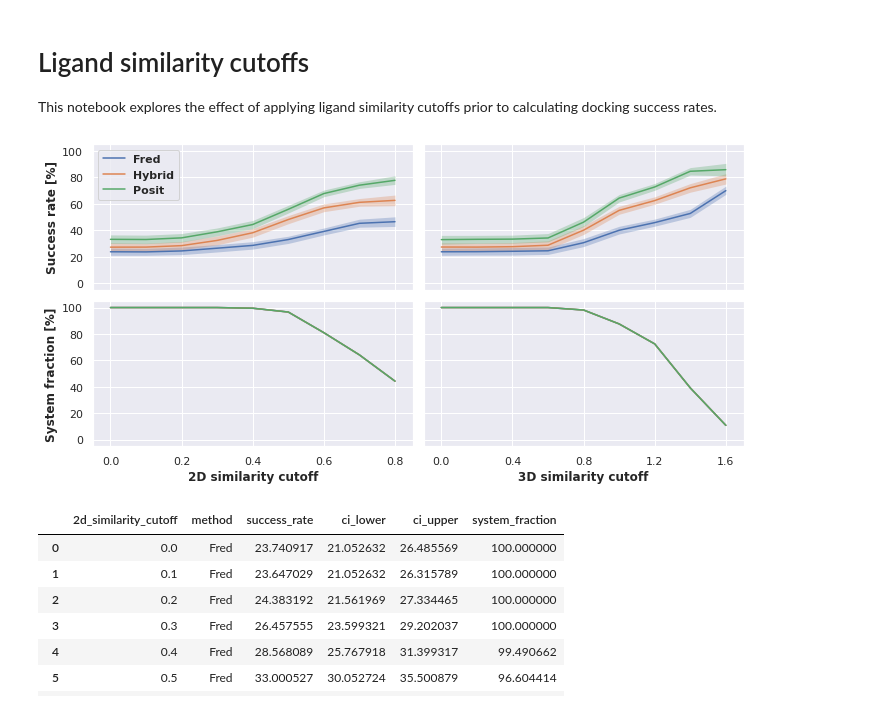
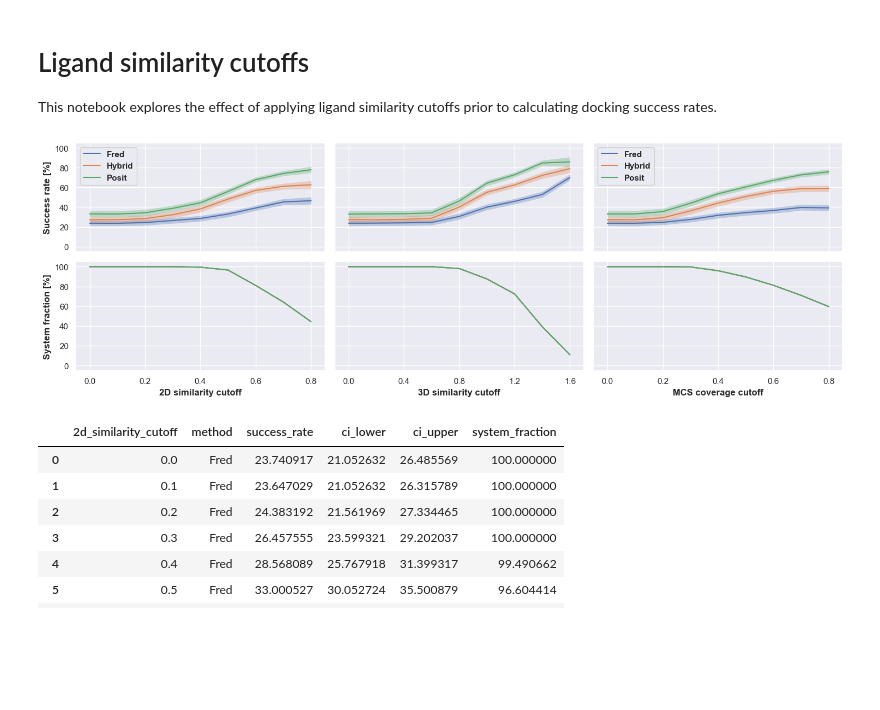
Before and after one commit to openkinome/kinase-docking-benchmark, a Jupyter notebook: notebooks/05_ligand_similarity_cutoffs.ipynb, the cells around one changed output. Saved outputs shown, nothing was run; the diff lists cells and outputs as text; code cells hidden in the pictures; blank space fills up the shorter version.

Commit message:
include mcs in ligand similarity cutoffs

```diff
--- a/notebooks/05_ligand_similarity_cutoffs.ipynb
+++ b/notebooks/05_ligand_similarity_cutoffs.ipynb
@@ -25,7 +25,7 @@ def plot_similarity_cutoffs(fred_results, hybrid_results, posit_results, n_boots
     hybrid_results = hybrid_results[hybrid_results["pose"] == 1]
 
     # 2 * 2 subplots
-    fig, axes = plt.subplots(2, 2, sharey=True, figsize=(10, 5))
+    fig, axes = plt.subplots(2, 3, sharey=True, figsize=(15, 5))
 
     # sample 2D similarity cutoffs
     sampled_success_rates = []
@@ -150,36 +150,111 @@ def plot_similarity_cutoffs(fred_results, hybrid_results, posit_results, n_boots
         sampled_success_rates2[sampled_success_rates2["method"] == "Fred"]["3d_similarity_cutoff"],
         sampled_success_rates2[sampled_success_rates2["method"] == "Fred"]["ci_lower"],
         sampled_success_rates2[sampled_success_rates2["method"] == "Fred"]["ci_upper"],
         alpha=0.3,
         color= ax.get_lines()[0].get_color(),
         linewidth=0
     )
     ax.fill_between(
         sampled_success_rates2[sampled_success_rates2["method"] == "Hybrid"]["3d_similarity_cutoff"],
         sampled_success_rates2[sampled_success_rates2["method"] == "Hybrid"]["ci_lower"],
         sampled_success_rates2[sampled_success_rates2["method"] == "Hybrid"]["ci_upper"],
         alpha=0.3,
         color= ax.get_lines()[1].get_color(),
         linewidth=0
     )
     ax.fill_between(
         sampled_success_rates2[sampled_success_rates2["method"] == "Posit"]["3d_similarity_cutoff"],
         sampled_success_rates2[sampled_success_rates2["method"] == "Posit"]["ci_lower"],
         sampled_success_rates2[sampled_success_rates2["method"] == "Posit"]["ci_upper"],
         alpha=0.3,
         color= ax.get_lines()[2].get_color(),
         linewidth=0
     )
+
+    # sample mcs coverage cutoffs
+    sampled_success_rates3 = []
+    for method, results in zip(["Fred", "Hybrid", "Posit"], [fred_results, hybrid_results, posit_results]):
+        for cutoff in [x / 10 for x in range(9)]:
+            results_selection = results[results["mcs_coverage"] >= cutoff]
+            system_fraction = (
+                len(results_selection["ligand_pdb_id"].unique()) / len(results["ligand_pdb_id"].unique())
+            ) * 100
+            sampled_success_rates_i =[]
+            for _ in range(n_bootstrap):
+                sampled_results = results_selection.groupby(["ligand_pdb_id"]).sample(n=1, replace=True)
+                sampled_success_labels = (sampled_results["rmsd"] <= 2).to_list()
+                sampled_success_rates_i.append(
+                    (sum(sampled_success_labels) / len(sampled_success_labels)) * 100
+                )
+            sampled_success_rates_i = sorted(sampled_success_rates_i)
+            mean = sum(sampled_success_rates_i) / len(sampled_success_rates_i)
+            ci_cutoff = (1 - ci) / 2
+            lower_bound = sampled_success_rates_i[int(n_bootstrap * ci_cutoff)]
+            upper_bound = sampled_success_rates_i[int(n_bootstrap * (ci + ci_cutoff))]
+            sampled_success_rates3.append([cutoff, method, mean, lower_bound, upper_bound, system_fraction])
+    # plot mcs coverage cutoffs
+    sampled_success_rates3 = pd.DataFrame(
+        sampled_success_rates3,
+        columns=["mcs_coverage_cutoff", "method", "success_rate", "ci_lower", "ci_upper", "system_fraction"]
+    )
+    sns.lineplot(
+        data=sampled_success_rates3,
+        x="mcs_coverage_cutoff",
+        y="system_fraction",
+        hue="method",
+        ax=axes[1][2]
+    )
+    axes[1][2].set_ylabel("System fraction [%]", fontweight="bold")
+    axes[1][2].set_xlabel("MCS coverage cutoff", fontweight="bold")
+    axes[1][2].set_xlim([-0.05, 0.85])
+    axes[1][2].set_ylim([-5, 105])
+    axes[1][2].set_xticks([0, 0.2, 0.4, 0.6, 0.8])
+    axes[1][2].get_legend().remove()
+
+    ax = sns.lineplot(data=sampled_success_rates3, x="mcs_coverage_cutoff", y="success_rate", hue="method", ci=None, ax=axes[0][2])
+    axes[0][2].xaxis.set_ticklabels([])
+    axes[0][2].set_xlabel("")
+    axes[0][2].set_ylabel("Success rate [%]", fontweight="bold")
+    axes[0][2].set_ylim([-5, 105])
+    axes[0][2].set_xlim([-0.05, 0.85])
+    axes[0][2].set_xticks([0, 0.2, 0.4, 0.6, 0.8])
+    axes[0][2].legend(prop=dict(weight="bold"), fancybox=True)
+    # plot ci
+    ax.fill_between(
+        sampled_success_rates3[sampled_success_rates3["method"] == "Fred"]["mcs_coverage_cutoff"],
+        sampled_success_rates3[sampled_success_rates3["method"] == "Fred"]["ci_lower"],
+        sampled_success_rates3[sampled_success_rates3["method"] == "Fred"]["ci_upper"],
+        alpha=0.3,
+        color= ax.get_lines()[0].get_color(),
+        linewidth=0
+    )
+    ax.fill_between(
+        sampled_success_rates3[sampled_success_rates3["method"] == "Hybrid"]["mcs_coverage_cutoff"],
+        sampled_success_rates3[sampled_success_rates3["method"] == "Hybrid"]["ci_lower"],
+        sampled_success_rates3[sampled_success_rates3["method"] == "Hybrid"]["ci_upper"],
+        alpha=0.3,
+        color= ax.get_lines()[1].get_color(),
+        linewidth=0
+    )
+    ax.fill_between(
+        sampled_success_rates3[sampled_success_rates3["method"] == "Posit"]["mcs_coverage_cutoff"],
+        sampled_success_rates3[sampled_success_rates3["method"] == "Posit"]["ci_lower"],
+        sampled_success_rates3[sampled_success_rates3["method"] == "Posit"]["ci_upper"],
+        alpha=0.3,
+        color= ax.get_lines()[2].get_color(),
+        linewidth=0
+    )
+
     plt.tight_layout()
     plt.savefig(directory / "similarity_cutoffs.pdf", dpi=300)
 
-    return sampled_success_rates, sampled_success_rates2
+    return sampled_success_rates, sampled_success_rates2, sampled_success_rates3
 
-success_rates_2d_similarity, success_rates_3d_similarity = plot_similarity_cutoffs(
+success_rates_2d_similarity, success_rates_3d_similarity, success_rates_mcs_coverage = plot_similarity_cutoffs(
     fred_results, hybrid_results, posit_results
 )
 # %% [output]
-[figure, old version]
+[figure, new version]
 # %%
 success_rates_2d_similarity
 # %% [output]
```
Also changed, not shown: parts of 1 cell of this notebook, 1 other file.
